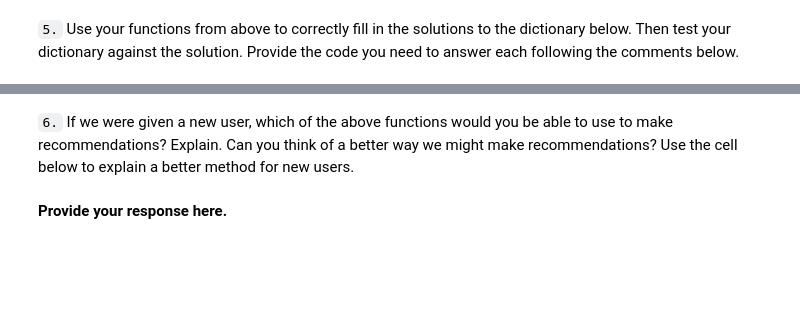
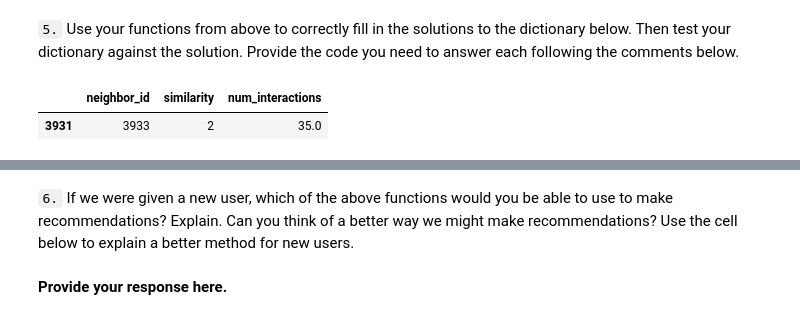
Before and after one commit to muellermax/IBMRecommender, a Jupyter notebook: Recommendations_with_IBM.ipynb, the cells around one changed output, grey strips where cells are left out. Saved outputs shown, nothing was run; the diff lists cells and outputs as text; code cells hidden in the pictures; blank space fills up the shorter version.

```diff
--- a/Recommendations_with_IBM.ipynb
+++ b/Recommendations_with_IBM.ipynb
@@ -756,2 +785,9 @@ print(rec_names)
 # %% [markdown]
 `5.` Use your functions from above to correctly fill in the solutions to the dictionary below.  Then test your dictionary against the solution.  Provide the code you need to answer each following the comments below.
+# %%
+test = get_top_sorted_users(1, df=df, user_item=user_item)
+
+test[test.neighbor_id == 3933]
+# %% [output]
+|  | neighbor_id | similarity | num_interactions |
+| 3931 | 3933 | 2 | 35.0 |
```
Also changed, not shown: parts of 12 cells of this notebook.
